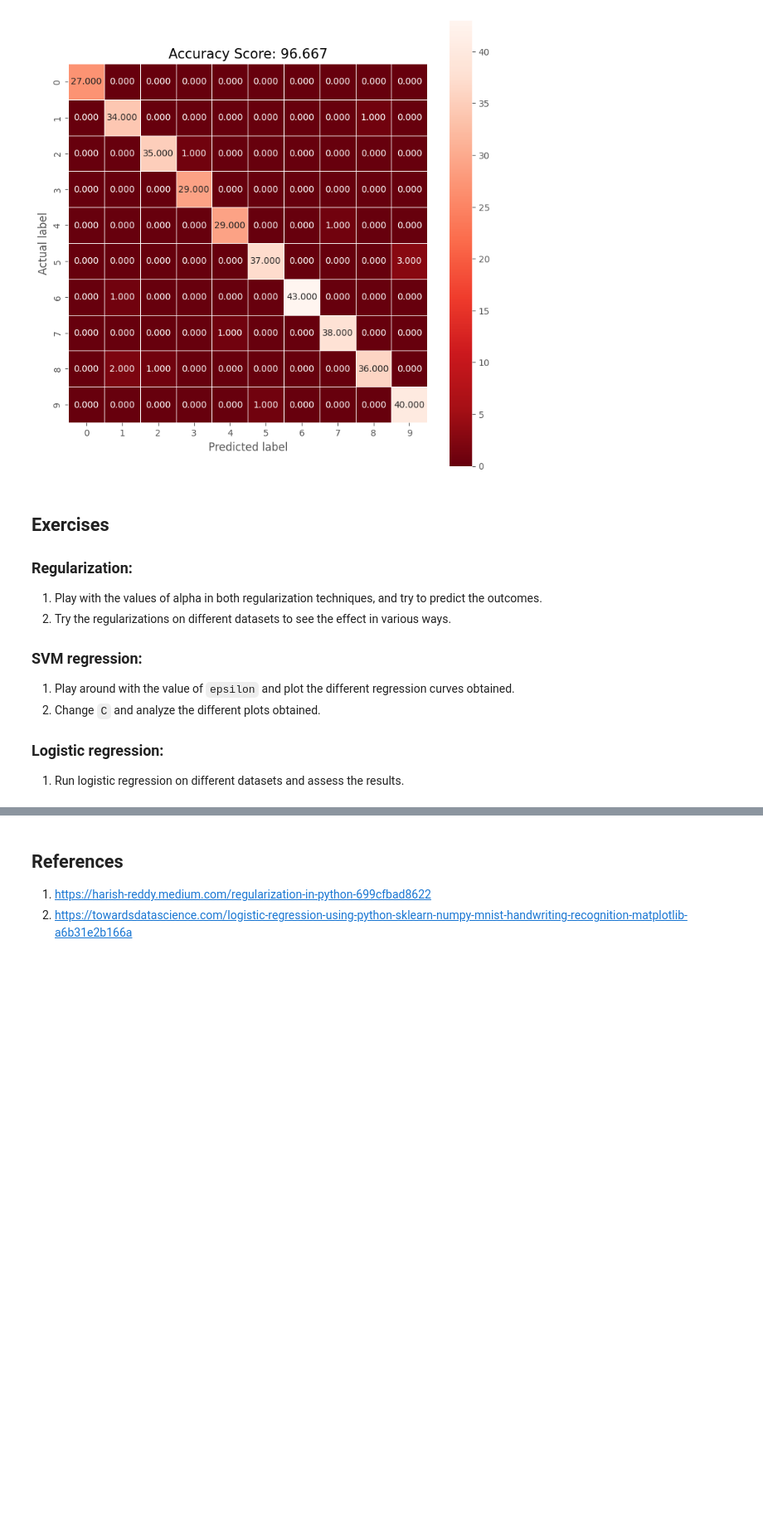
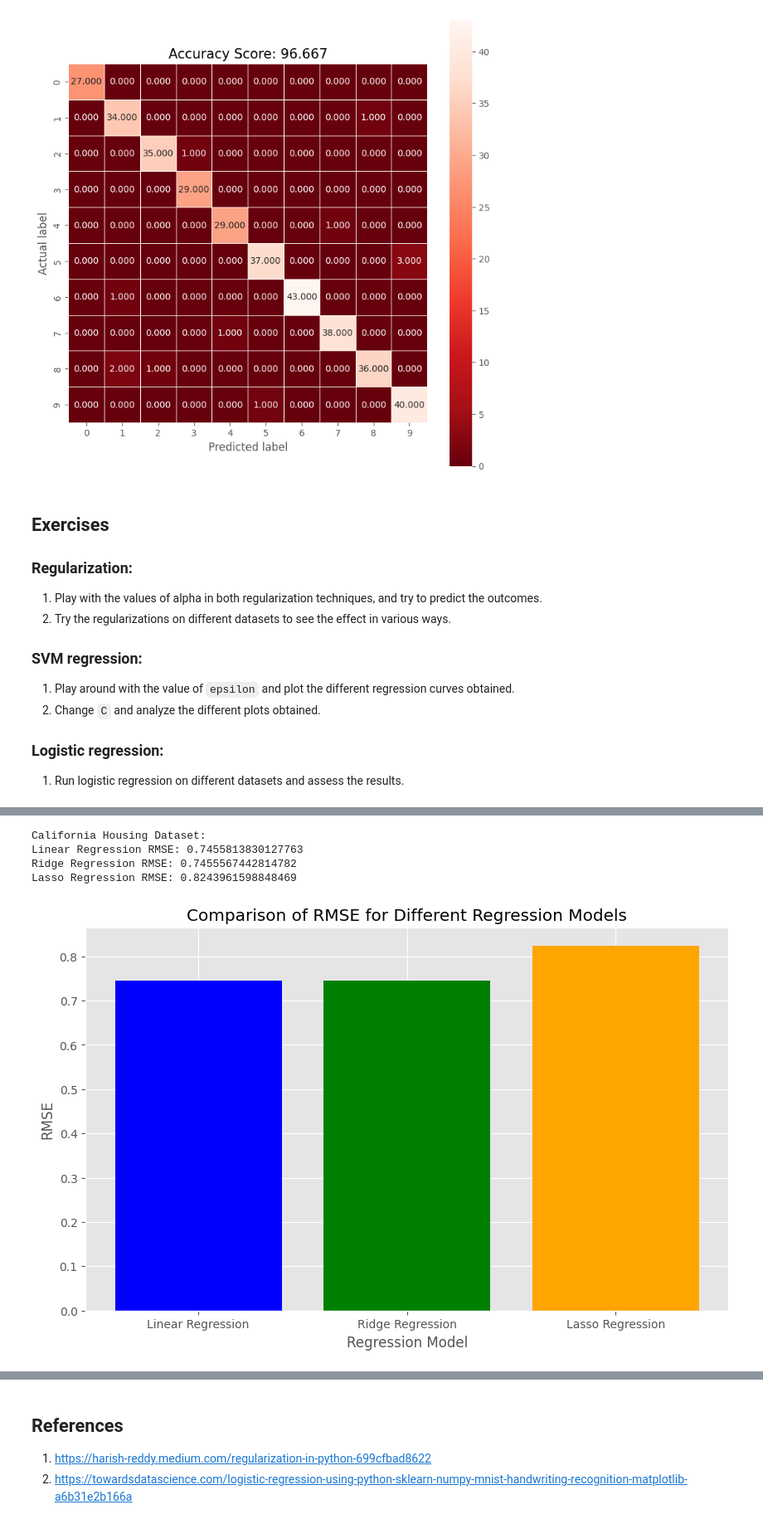
Before and after one commit to VyjayantiN/FMML-Projects-Assignments-2023, a Jupyter notebook: Regression_Lab_3.ipynb, the cells around one changed output, grey strips where cells are left out. Shown at 83% size. Saved outputs shown, nothing was run; the diff lists cells and outputs as text; code cells hidden in the pictures; blank space fills up the shorter version.

```diff
--- a/Regression_Lab_3.ipynb
+++ b/Regression_Lab_3.ipynb
@@ -647,0 +738,70 @@ plt.title(all_sample_title, size = 15);
+# %%
+import pandas as pd
+import numpy as np
+from sklearn.datasets import fetch_california_housing
+from sklearn.model_selection import train_test_split
+from sklearn.preprocessing import StandardScaler
+from sklearn.linear_model import LinearRegression, Ridge, Lasso
+from sklearn.metrics import mean_squared_error
+import matplotlib.pyplot as plt
+
+# Load the California housing dataset
+california_housing = fetch_california_housing()
+X = california_housing.data
+y = california_housing.target
+
+# Split the data into training and testing sets
+X_train, X_test, y_train, y_test = train_test_split(X, y, test_size=0.2, random_state=42)
+
+# Scale the features
+scaler = StandardScaler()
+X_train_scaled = scaler.fit_transform(X_train)
+X_test_scaled = scaler.transform(X_test)
+
+# Function to apply regularization and evaluate performance
+def apply_regularization(X_train, X_test, y_train, y_test):
+    # Fit linear regression
+    lr = LinearRegression()
+    lr.fit(X_train, y_train)
+    lr_pred = lr.predict(X_test)
+    lr_rmse = np.sqrt(mean_squared_error(y_test, lr_pred))
+
+    # Fit Ridge regression
+    ridge = Ridge(alpha=1.0)
+    ridge.fit(X_train, y_train)
+    ridge_pred = ridge.predict(X_test)
+    ridge_rmse = np.sqrt(mean_squared_error(y_test, ridge_pred))
+
+    # Fit Lasso regression
+    lasso = Lasso(alpha=0.1)
+    lasso.fit(X_train, y_train)
+    lasso_pred = lasso.predict(X_test)
+    lasso_rmse = np.sqrt(mean_squared_error(y_test, lasso_pred))
+
+    return lr_rmse, ridge_rmse, lasso_rmse
+
+# Apply regularization and evaluate performance
+lr_rmse, ridge_rmse, lasso_rmse = apply_regularization(X_train_scaled, X_test_scaled, y_train, y_test)
+
+# Display results
+print("California Housing Dataset:")
+print("Linear Regression RMSE:", lr_rmse)
+print("Ridge Regression RMSE:", ridge_rmse)
+print("Lasso Regression RMSE:", lasso_rmse)
+
+# Plot the RMSE values
+labels = ['Linear Regression', 'Ridge Regression', 'Lasso Regression']
+rmse_values = [lr_rmse, ridge_rmse, lasso_rmse]
+
+plt.figure(figsize=(10, 6))
+plt.bar(labels, rmse_values, color=['blue', 'green', 'orange'])
+plt.xlabel('Regression Model')
+plt.ylabel('RMSE')
+plt.title('Comparison of RMSE for Different Regression Models')
+plt.show()
+# %% [output]
+California Housing Dataset:
+Linear Regression RMSE: 0.7455813830127763
+Ridge Regression RMSE: 0.7455567442814782
+Lasso Regression RMSE: 0.8243961598848469
+[figure, added]
```
Also changed, not shown: parts of 5 cells of this notebook.
